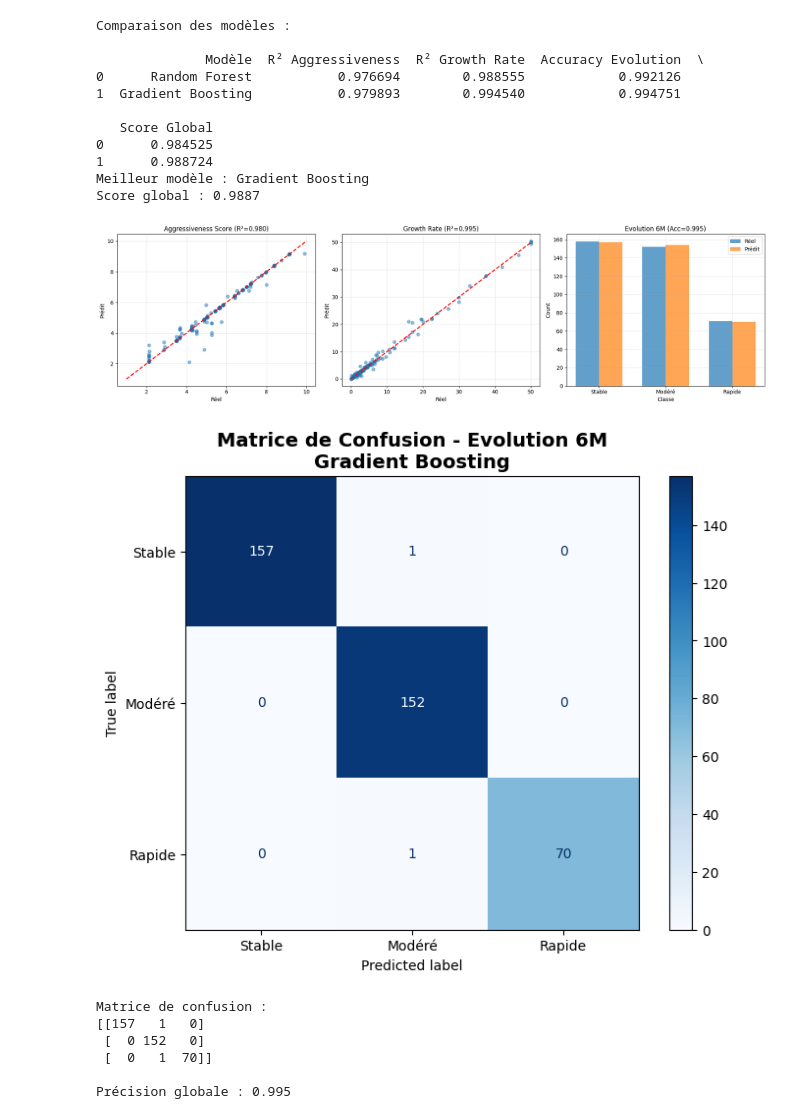
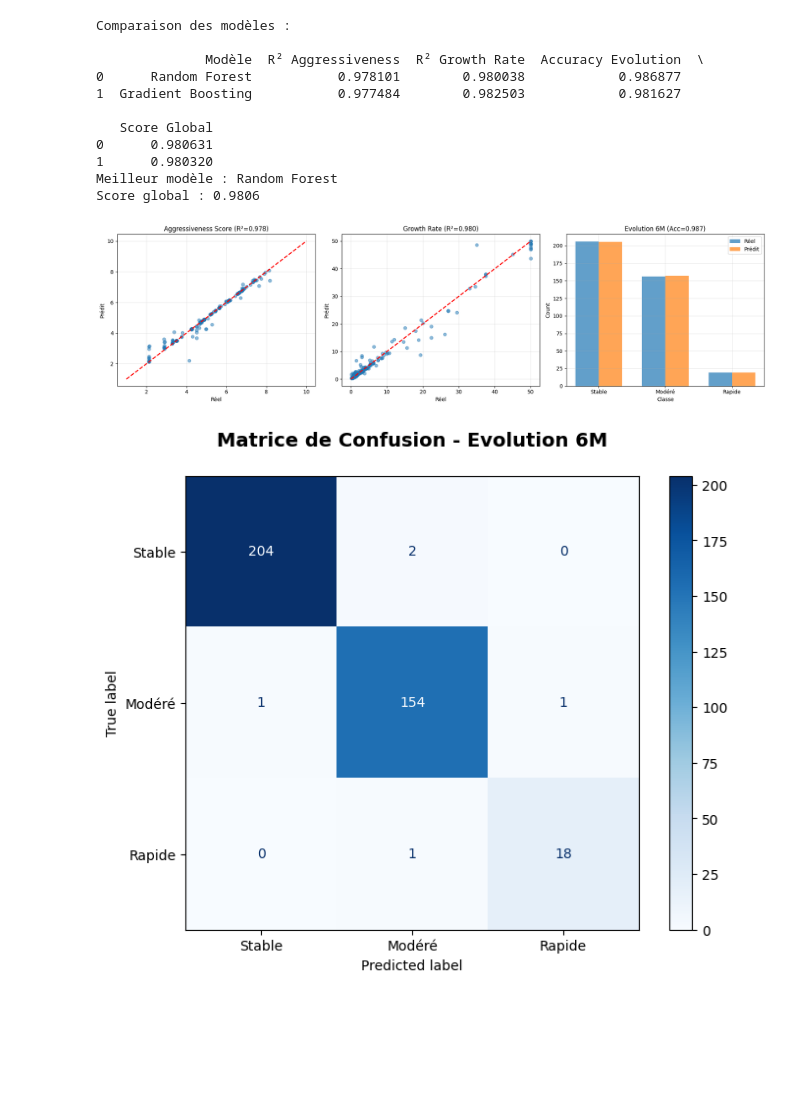
Before and after one commit to yasmineCH03/Breast_Cancer_Detection_ML_Project, a Jupyter notebook: Notebooks/Modeling/DSO3_Speed_Progression_Prediction/metabric_modeling_final.ipynb, the cells around one changed output. Saved outputs shown, nothing was run; the diff lists cells and outputs as text; code cells hidden in the pictures; blank space fills up the shorter version.

Commit message:
final cleaning+modeling DSO 3

```diff
--- a/Notebooks/Modeling/DSO3_Speed_Progression_Prediction/metabric_modeling_final.ipynb
+++ b/Notebooks/Modeling/DSO3_Speed_Progression_Prediction/metabric_modeling_final.ipynb
@@ -22,7 +22,7 @@ RANDOM_STATE = 42
 np.random. seed(RANDOM_STATE)
 # %%
 # Chargement des données
-data_path = 'data/row/clean_metabric_final.csv'
+data_path = 'data/row/clean_metabric_final1.csv'
 data = pd.read_csv(data_path, index_col=0)
 
 print(f"Données chargées : {data.shape}")
@@ -237,14 +288,14 @@ print(f"Score global : {comparison['Score Global'].max():.4f}")
 Comparaison des modèles :
 
               Modèle  R² Aggressiveness  R² Growth Rate  Accuracy Evolution  \
-0      Random Forest           0.976694        0.988555            0.992126
-1  Gradient Boosting           0.979893        0.994540            0.994751
+0      Random Forest           0.978101        0.980038            0.986877
+1  Gradient Boosting           0.977484        0.982503            0.981627
 
    Score Global
-0      0.984525
-1      0.988724
-Meilleur modèle : Gradient Boosting
-Score global : 0.9887
+0      0.980631
+1      0.980320
+Meilleur modèle : Random Forest
+Score global : 0.9806
 # %%
 # Visualisation : Prédictions vs Réel
 fig, axes = plt.subplots(1, 3, figsize=(18, 5))
@@ -285,32 +336,22 @@ axes[2].grid(True, alpha=0.3)
 plt.tight_layout()
 plt.show()
 # %% [output]
-[figure, old version]
+[figure, new version]
 # %%
 from sklearn.metrics import confusion_matrix, ConfusionMatrixDisplay
 
 # Matrice de confusion pour Evolution 6M
 y_pred_class = np.round(y_pred_final[:, 2]). astype(int).clip(0, 2)
 cm = confusion_matrix(y_test.iloc[:, 2], y_pred_class)
 
 # Afficher
 fig, ax = plt.subplots(figsize=(8, 6))
 disp = ConfusionMatrixDisplay(confusion_matrix=cm, display_labels=['Stable', 'Modéré', 'Rapide'])
 disp.plot(ax=ax, cmap='Blues', values_format='d')
-ax.set_title(f'Matrice de Confusion - Evolution 6M\n{best_model_name}', fontsize=14, fontweight='bold')
+ax.set_title(f'Matrice de Confusion - Evolution 6M\n', fontsize=14, fontweight='bold')
 plt.show()
-
-print("\nMatrice de confusion :")
-print(cm)
-print(f"\nPrécision globale : {accuracy_score(y_test.iloc[:, 2], y_pred_class):.3f}")
 # %% [output]
-[figure, old version]
+[figure, new version]
-Matrice de confusion :
-[[157   1   0]
- [  0 152   0]
- [  0   1  70]]
-
-Précision globale : 0.995
 # %%
 # Créer dossier models
 if not os.path.exists('models'):
```
Also changed, not shown: parts of 7 cells of this notebook, 22 other files.
